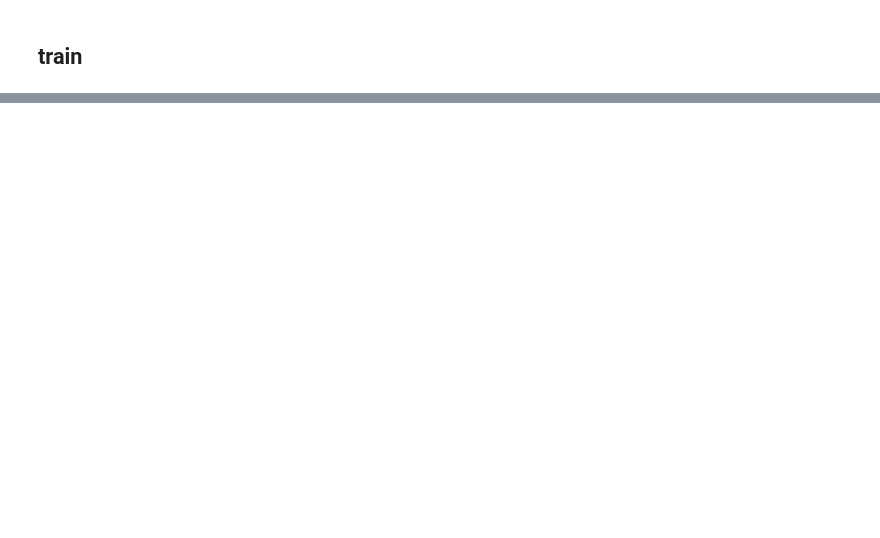
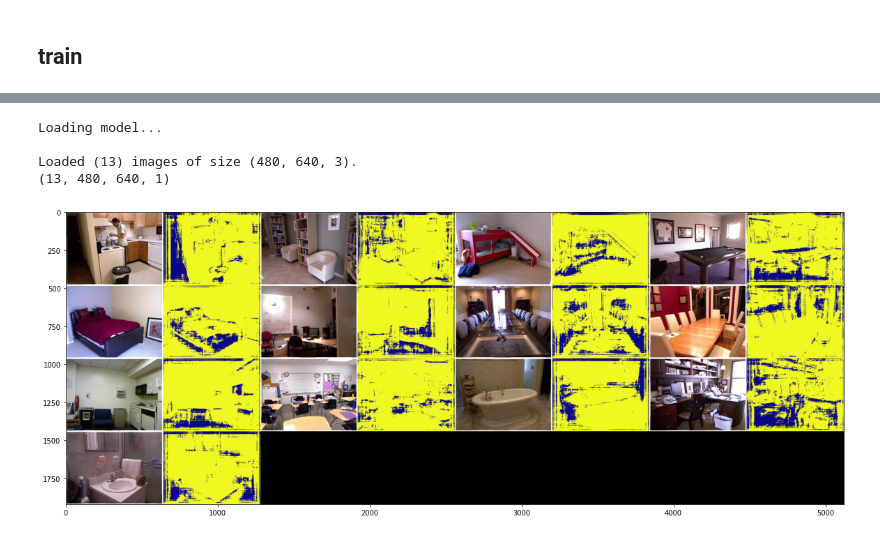
Before and after one commit to jideilori/DepthNet, a Jupyter notebook: TF_DepthNet_nyuv2_dataset.ipynb, the cells around one changed output, grey strips where cells are left out. Saved outputs shown, nothing was run; the diff lists cells and outputs as text; code cells hidden in the pictures; blank space fills up the shorter version.

```diff
--- a/TF_DepthNet_nyuv2_dataset.ipynb
+++ b/TF_DepthNet_nyuv2_dataset.ipynb
@@ -450,7 +449,7 @@ from tensorflow.keras.utils import plot_model
 args_data = 'nyu'
 args_lr = 0.0001
 args_bs = 4
-args_epochs = 20
+args_epochs = 2
 args_gpus = 1
 args_gpuids = '0'
 args_mindepth = 10
@@ -518,6 +517,5 @@ if args_data == 'nyu': callbacks = get_nyu_callbacks(model, basemodel, train_gen
 model.fit(train_generator, validation_data=test_generator, epochs=args_epochs, shuffle=True)
 
 # Save the final trained model:
-basemodel.save(runPath + '/model.h5')
 # %% [output]
 Will use GPU 0
@@ -541,0 +539,7 @@ KeyboardInterrupt: ignored
+# %%
+from loss import depth_loss_function
+from tensorflow.keras.optimizers import Adam
+optimizer = Adam(learning_rate=0.0001, amsgrad=True)
+
+
+model.load_weights('/content/DenseDepth/models/1649515729-n3-e2-bs4-lr0.0001-densedepth_nyu/test_model')
@@ -541,0 +601,38 @@ KeyboardInterrupt: ignored
+# %%
+import os
+import glob
+import argparse
+import matplotlib
+
+# Keras / TensorFlow
+os.environ['TF_CPP_MIN_LOG_LEVEL'] = '5'
+from keras.models import load_model
+from layers import BilinearUpSampling2D
+from tensorflow.keras.layers import Layer, InputSpec
+from utils import predict, load_images, display_images
+from matplotlib import pyplot as plt
+
+
+print('Loading model...')
+
+inputs = load_images( glob.glob('examples/*.png') )
+print('\nLoaded ({0}) images of size {1}.'.format(inputs.shape[0], inputs.shape[1:]))
+
+# Compute results
+outputs = predict(model, inputs)
+print(outputs.shape)
+#matplotlib problem on ubuntu terminal fix
+#matplotlib.use('TkAgg')
+
+# Display results
+viz = display_images(outputs.copy(), inputs.copy())
+plt.figure(figsize=(20,20))
+plt.imshow(viz,cmap='plasma')
+plt.savefig('test.png')
+# plt.show()
+# %% [output]
+Loading model...
+
+Loaded (13) images of size (480, 640, 3).
+(13, 480, 640, 1)
+[figure, added]
```
Also changed, not shown: parts of 14 cells of this notebook.
